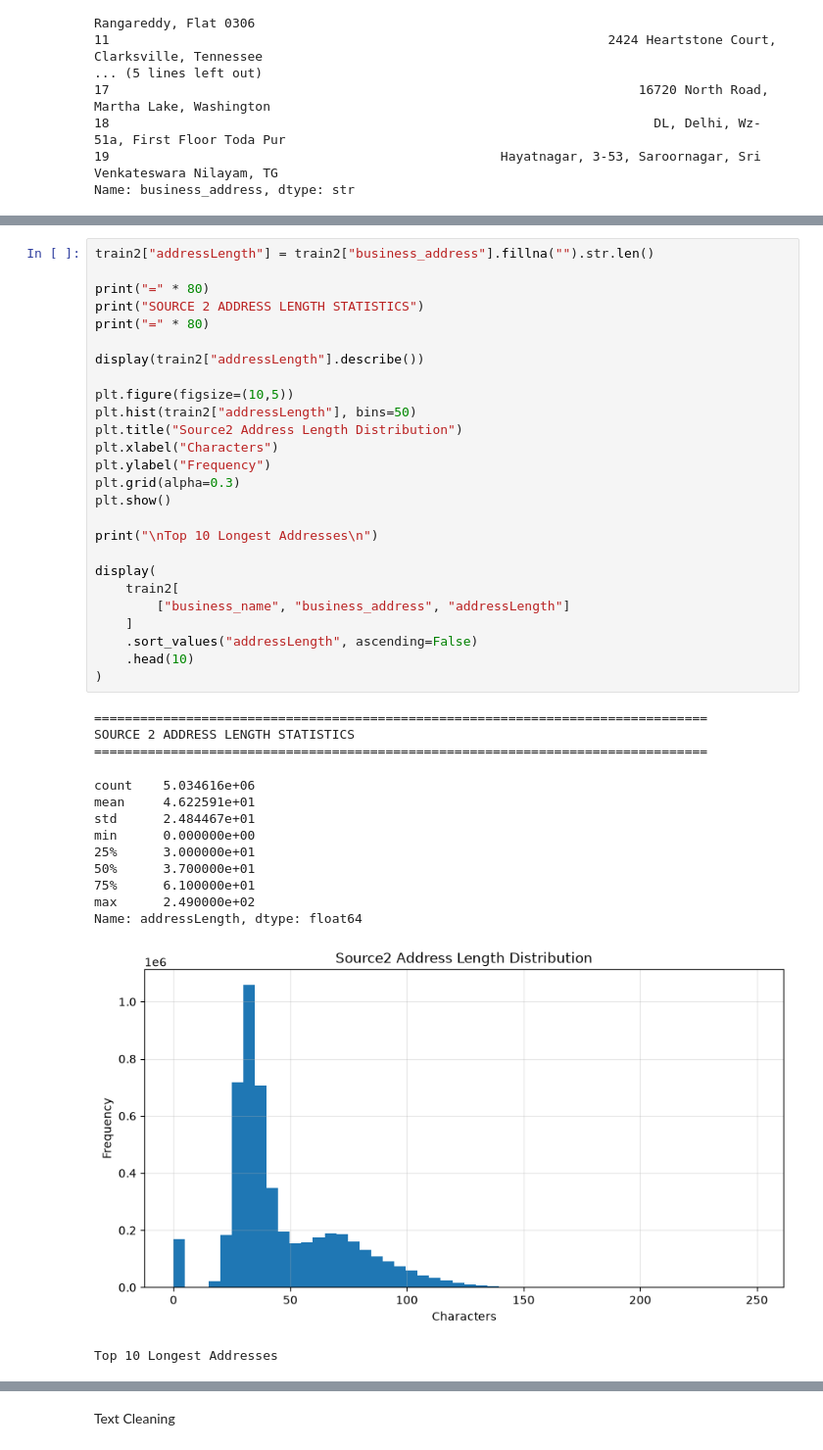
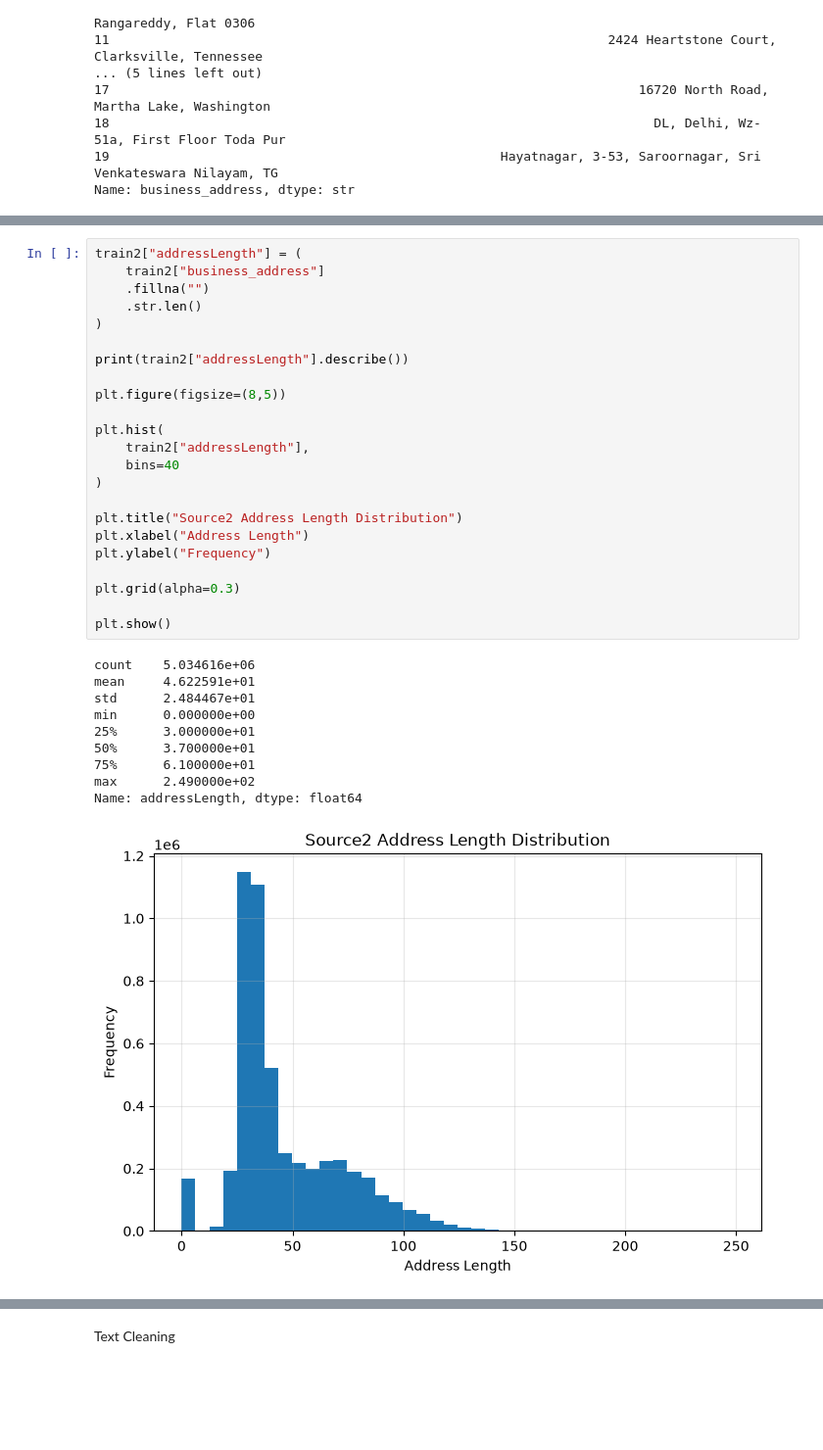
Before and after one commit to ayushjaiswal1412/ML_Amazon, a Jupyter notebook: 01_EDA.ipynb, the cells around one changed output, grey strips where cells are left out. Shown at 98% size. Drawn from its saved outputs; the diff is of its cells as text; blank space fills up the shorter version.

```diff
--- a/01_EDA.ipynb
+++ b/01_EDA.ipynb
@@ -799,41 +846,34 @@ Shortest Addresses
 # %%
-train2["addressLength"] = train2["business_address"].fillna("").str.len()
+train2["addressLength"] = (
+    train2["business_address"]
+    .fillna("")
+    .str.len()
+)
 
-print("=" * 80)
-print("SOURCE 2 ADDRESS LENGTH STATISTICS")
-print("=" * 80)
+print(train2["addressLength"].describe())
 
-display(train2["addressLength"].describe())
+plt.figure(figsize=(8,5))
 
-plt.figure(figsize=(10,5))
-plt.hist(train2["addressLength"], bins=50)
+plt.hist(
+    train2["addressLength"],
+    bins=40
+)
+
 plt.title("Source2 Address Length Distribution")
-plt.xlabel("Characters")
+plt.xlabel("Address Length")
 plt.ylabel("Frequency")
+
 plt.grid(alpha=0.3)
+
 plt.show()
-
-print("\nTop 10 Longest Addresses\n")
-
-display(
-    train2[
-        ["business_name", "business_address", "addressLength"]
-    ]
-    .sort_values("addressLength", ascending=False)
-    .head(10)
-)
 # %% [output]
-================================================================================
-SOURCE 2 ADDRESS LENGTH STATISTICS
-================================================================================
+count    5.034616e+06
+mean     4.622591e+01
+std      2.484467e+01
+min      0.000000e+00
+25%      3.000000e+01
+50%      3.700000e+01
+75%      6.100000e+01
+max      2.490000e+02
+Name: addressLength, dtype: float64
-count    5.034616e+06
-mean     4.622591e+01
-std      2.484467e+01
-min      0.000000e+00
-25%      3.000000e+01
-50%      3.700000e+01
-75%      6.100000e+01
-max      2.490000e+02
-Name: addressLength, dtype: float64
-[figure, old version]
+[figure, new version]
-Top 10 Longest Addresses
```
Also changed, not shown: parts of 42 cells of this notebook.
